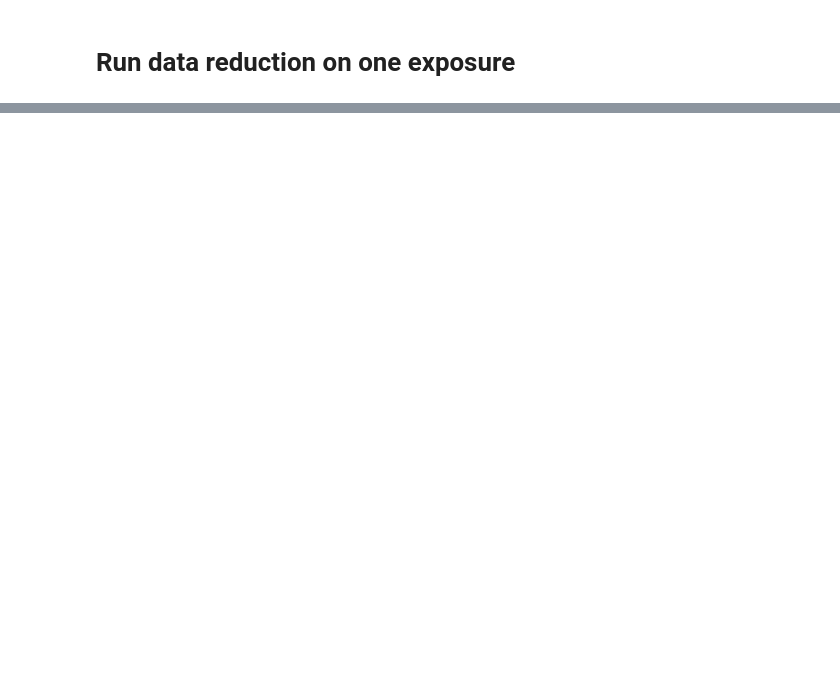
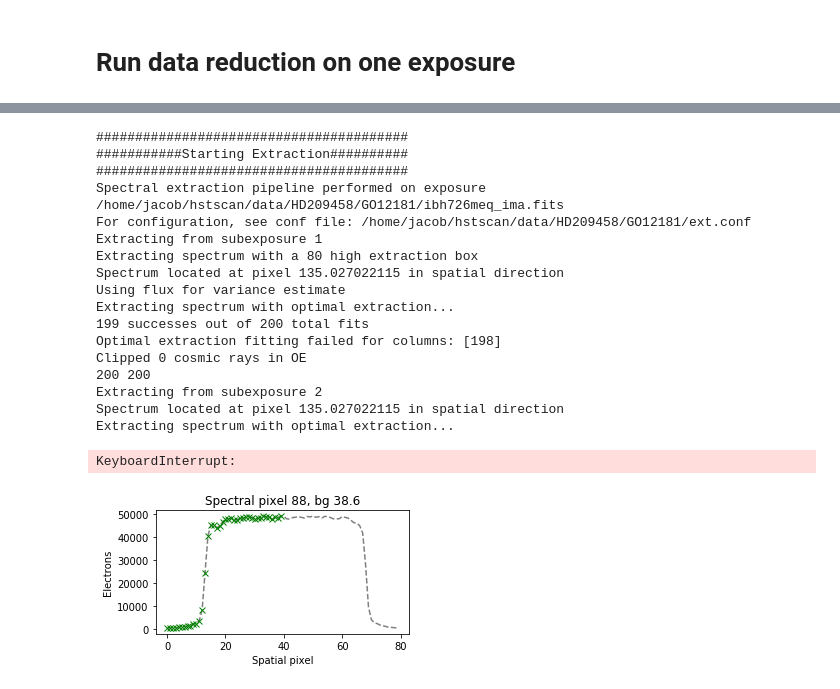
Before and after one commit to Bobpjjacobs/hstscan, a Jupyter notebook: example_HD209458.ipynb, the cells around one changed output, grey strips where cells are left out. Cells and saved outputs as stored; diff of their text form; code cells hidden in the pictures; blank space fills up the shorter version.

```diff
--- a/example_HD209458.ipynb
+++ b/example_HD209458.ipynb
@@ -117,0 +282,11 @@ applying postarg offset to yguess, 147.72 pix
+# %%
+fname = 'ibh726meq_ima.fits'
+reload(pipe)
+exp = pipe.reduce_exposure(fname, debug=False, logger=False,
+                           scan_rate=0.9, skip_start=1, skip_end=1, remove_scan=False,
+                           bg_x = 210, bg_y = 0, bg_w = 40, bg_h = 30,
+                           tsiaras=False, exp_drift=True,
+                           xshift_ext=-110,
+                           conf_file='/home/jacob/hstscan/data/HD209458/GO12181/red.conf', \
+                           source_dir='/home/jacob/hstscan/data/HD209458/GO12181/',
+                           save_dir=None)
@@ -117,0 +348,30 @@ applying postarg offset to yguess, 147.72 pix
+# %%
+# Loose tolerance
+exp_spectrum2, variance, interp_spectra, variances = \
+                    pipe.extract_spectra(exp, pdf=False, logger=False, box_h=80,
+                    fit_tol = 1000, oe_pdf=False,
+                    conf_file='/home/jacob/hstscan/data/HD209458/GO12181/ext.conf',
+                    save_dir='./data/example/')
+
+# Fit is poor, so when pixels are masked the flux is incorrectly re-scaled
+# Leads to differences between subexposures and spikes in spectrum
+# %% [output]
+########################################
+###########Starting Extraction##########
+########################################
+Spectral extraction pipeline performed on exposure /home/jacob/hstscan/data/HD209458/GO12181/ibh726meq_ima.fits
+For configuration, see conf file: /home/jacob/hstscan/data/HD209458/GO12181/ext.conf
+Extracting from subexposure 1
+Extracting spectrum with a 80 high extraction box
+Spectrum located at pixel 135.027022115 in spatial direction
+Using flux for variance estimate
+Extracting spectrum with optimal extraction...
+199 successes out of 200 total fits
+Optimal extraction fitting failed for columns: [198]
+Clipped 0 cosmic rays in OE
+200 200
+Extracting from subexposure 2
+Spectrum located at pixel 135.027022115 in spatial direction
+Extracting spectrum with optimal extraction...
+KeyboardInterrupt:
+[figure, added]
```
Also changed, not shown: parts of 15 cells of this notebook, 1 other file.
